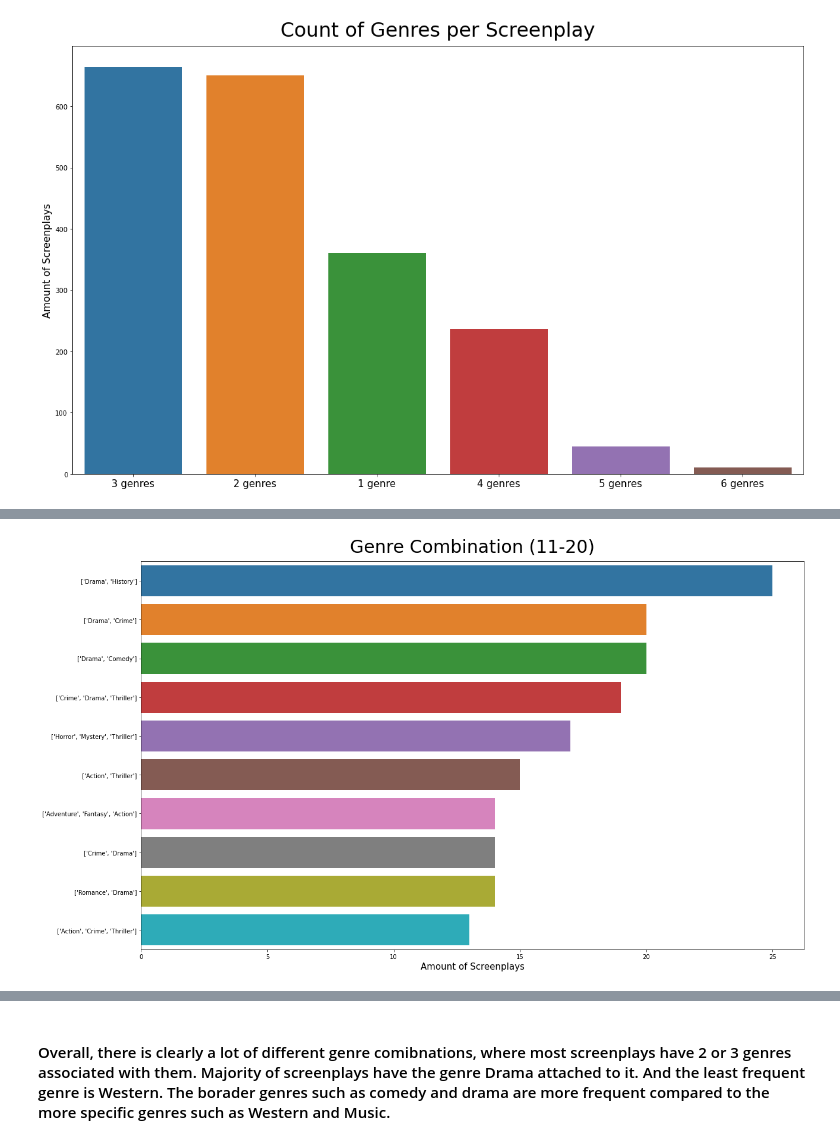
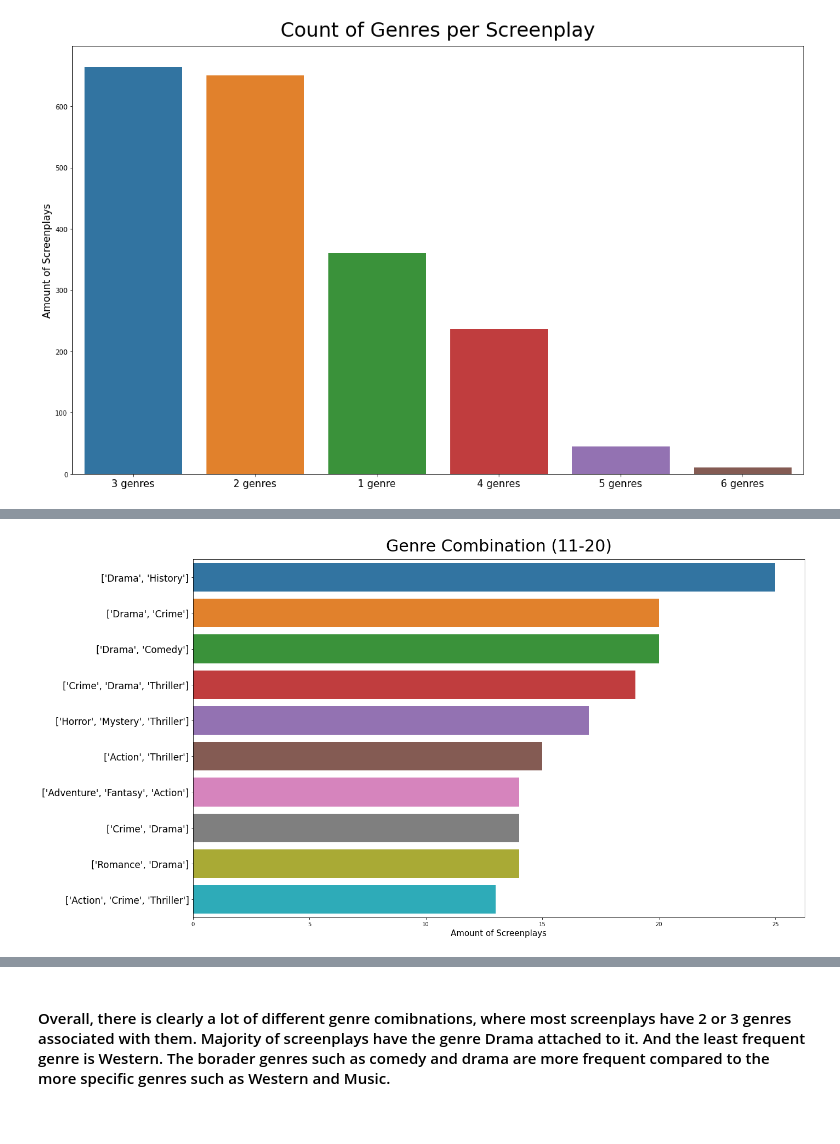
Before and after one commit to mikeyo4800/Screenplay_Genre_Classifier, a Jupyter notebook: notebooks/EDA_pt1.ipynb, the cells around one changed output, grey strips where cells are left out. Cells and saved outputs as stored; diff of their text form; code cells hidden in the pictures.

```diff
--- a/notebooks/EDA_pt1.ipynb
+++ b/notebooks/EDA_pt1.ipynb
@@ -97,21 +118,23 @@ plt.show()
 # %%
 #plotting 11-20 combination by count
 twenty_combo = data.genre.value_counts()[10:20]
 twenty_combo_idx = data.genre.value_counts()[10:20].index
 
 fig, ax = plt.subplots(figsize=(20,12))
 
 sns.barplot(twenty_combo, list(range(len(twenty_combo_idx))), orient='h', ax=ax)
 
 ax.set_yticks(list(range(len(twenty_combo_idx))))
 ax.set_yticklabels(twenty_combo_idx)
 
 ax.set_title('Genre Combination (11-20)', fontsize=30, pad=15)
 ax.set_xlabel('Amount of Screenplays', fontsize=15)
 
+plt.yticks(fontsize=17)
+
 plt.show()
 # %% [output]
-[figure, old version]
+[figure, new version]
 # %%
 #plotting 21-40 combination by count
 forty_combo = data.genre.value_counts()[20:40]
```
Also changed, not shown: parts of 3 cells of this notebook, 5 other files.
